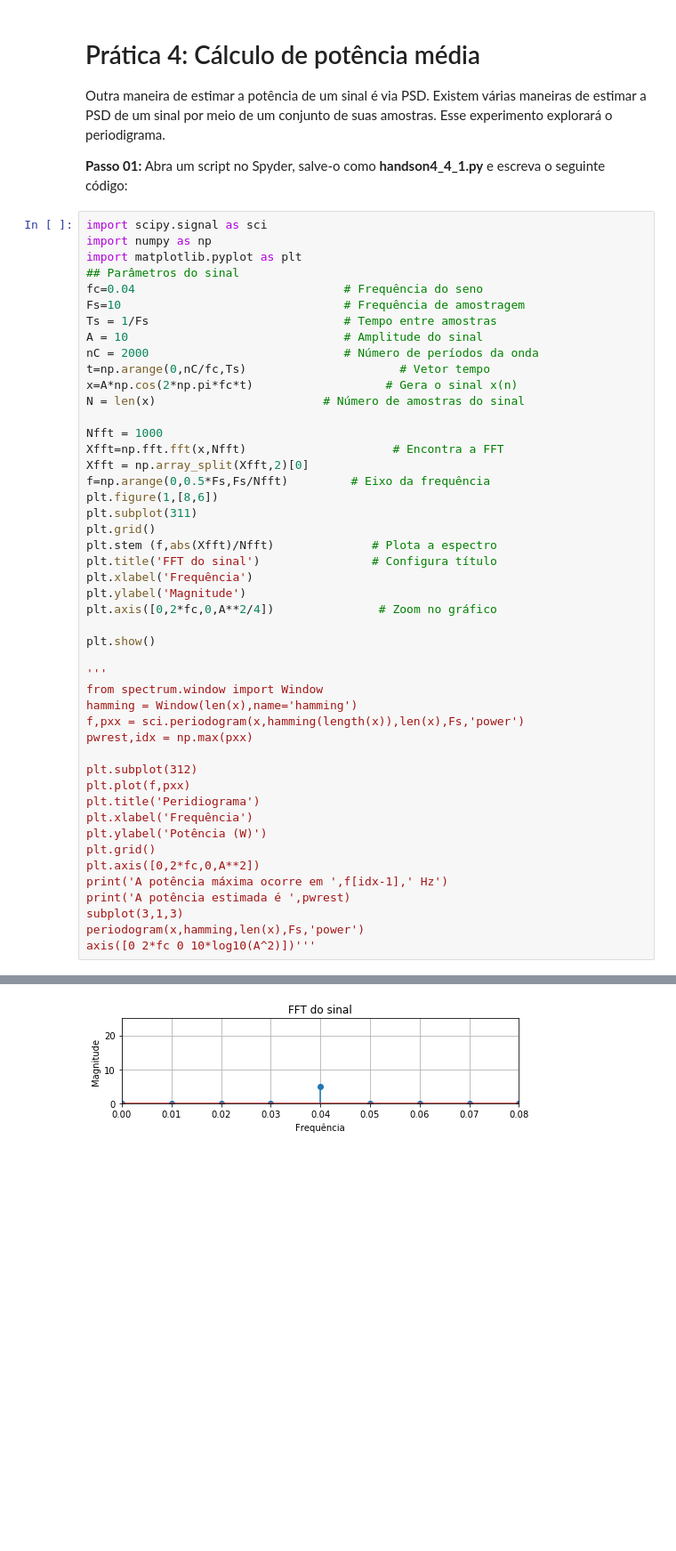
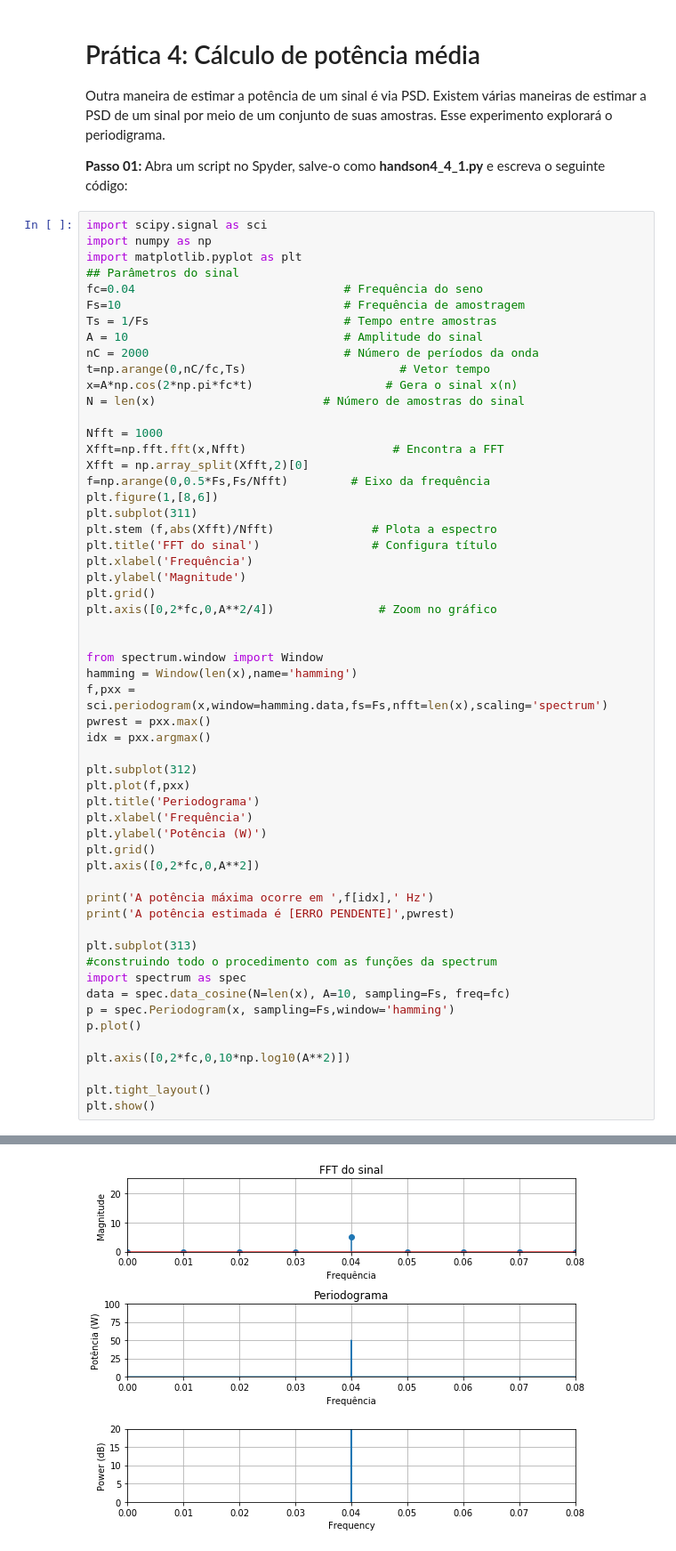
Before and after one commit to josemcast/DCO2004_LabPSC, a Jupyter notebook: h04_python.ipynb, the cells around one changed output, grey strips where cells are left out. Shown at 89% size. Drawn from its saved outputs; the diff is of its cells as text; blank space fills up the shorter version.

Commit message:
Prática 4: falta finalizar. Prática 5 pendente

```diff
--- a/h04_python.ipynb
+++ b/h04_python.ipynb
@@ -187,31 +187,40 @@ Xfft = np.array_split(Xfft,2)[0]
 f=np.arange(0,0.5*Fs,Fs/Nfft)         # Eixo da frequência
 plt.figure(1,[8,6])
 plt.subplot(311)
-plt.grid()
 plt.stem (f,abs(Xfft)/Nfft)              # Plota a espectro
 plt.title('FFT do sinal')                # Configura título
 plt.xlabel('Frequência')
 plt.ylabel('Magnitude')
+plt.grid()
 plt.axis([0,2*fc,0,A**2/4])               # Zoom no gráfico
 
-plt.show()
 
-'''
 from spectrum.window import Window
 hamming = Window(len(x),name='hamming')
-f,pxx = sci.periodogram(x,hamming(length(x)),len(x),Fs,'power')
-pwrest,idx = np.max(pxx)
+f,pxx = sci.periodogram(x,window=hamming.data,fs=Fs,nfft=len(x),scaling='spectrum')
+pwrest = pxx.max()
+idx = pxx.argmax()
 
 plt.subplot(312)
 plt.plot(f,pxx)
-plt.title('Peridiograma')
+plt.title('Periodograma')
 plt.xlabel('Frequência')
 plt.ylabel('Potência (W)')
 plt.grid()
 plt.axis([0,2*fc,0,A**2])
-print('A potência máxima ocorre em ',f[idx-1],' Hz')
-print('A potência estimada é ',pwrest)
-subplot(3,1,3)
-periodogram(x,hamming,len(x),Fs,'power')
-axis([0 2*fc 0 10*log10(A^2)])'''
+
+print('A potência máxima ocorre em ',f[idx],' Hz')
+print('A potência estimada é [ERRO PENDENTE]',pwrest)
+
+plt.subplot(313)
+#construindo todo o procedimento com as funções da spectrum
+import spectrum as spec
+data = spec.data_cosine(N=len(x), A=10, sampling=Fs, freq=fc)
+p = spec.Periodogram(x, sampling=Fs,window='hamming')
+p.plot()
+
+plt.axis([0,2*fc,0,10*np.log10(A**2)])
+
+plt.tight_layout()
+plt.show()
 # %% [output]
@@ -218 +229 @@ axis([0 2*fc 0 10*log10(A^2)])'''
-[figure, old version]
+[figure, new version]
```
Also changed, not shown: parts of 2 cells of this notebook, 1 other file.
